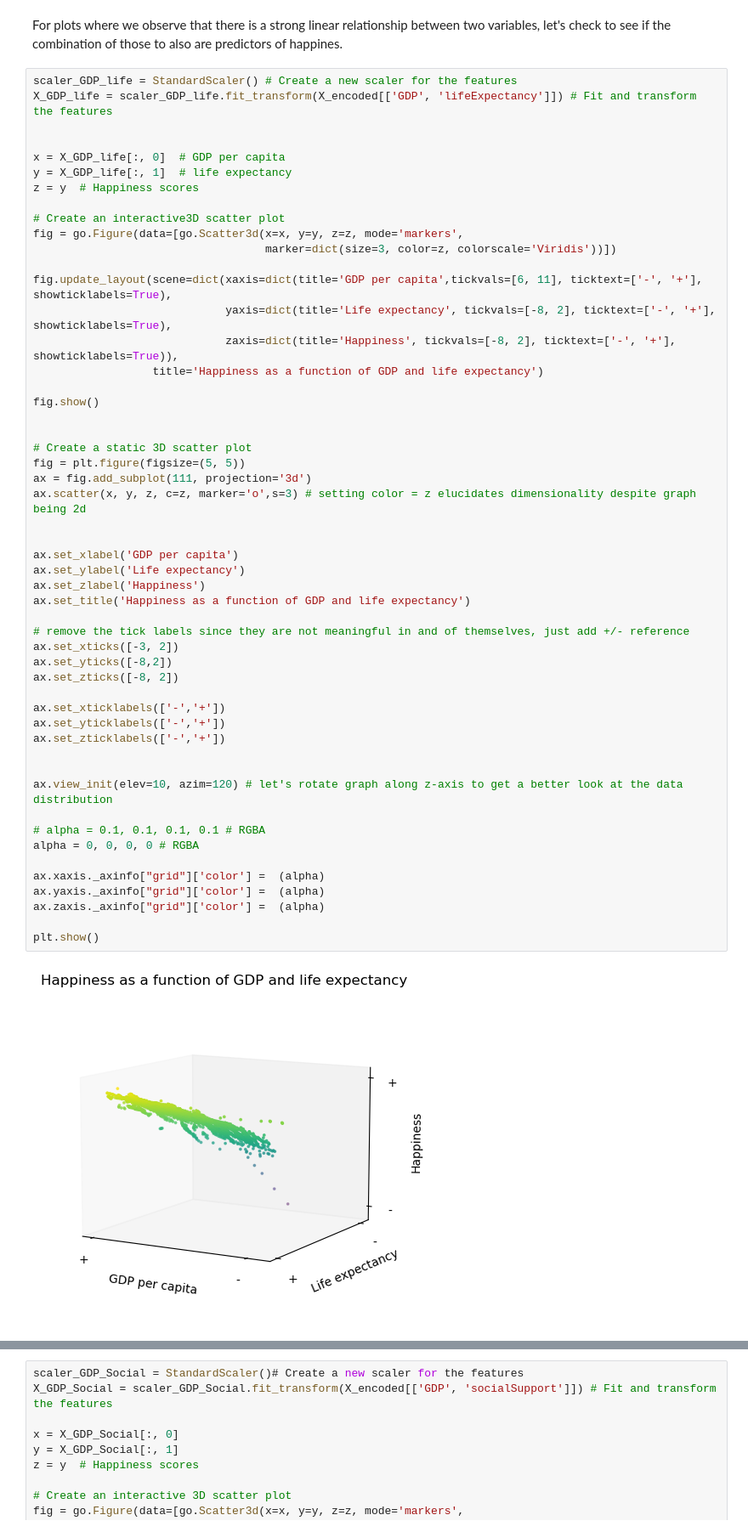
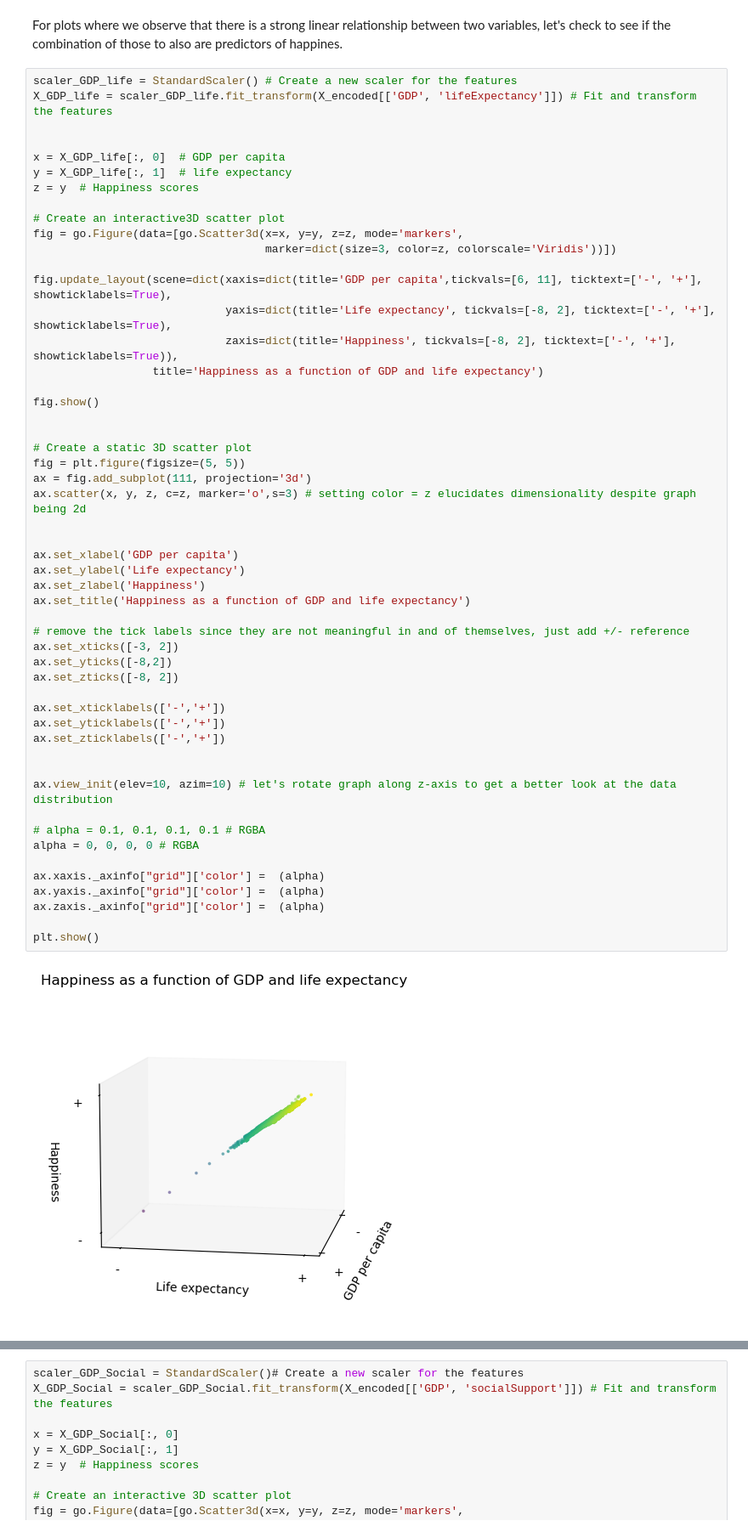
Before and after one commit to nooralteneiji/-Supervised-Machine-Learning-to-Explore-Data-From-The-World-Happiness-Report-, a Jupyter notebook: Notebook.ipynb, the cells around one changed output, grey strips where cells are left out. Shown at 85% size. Cells and saved outputs as stored; diff of their text form.

```diff
--- a/Notebook.ipynb
+++ b/Notebook.ipynb
@@ -1352,32 +1352,32 @@ fig.show()
 fig = plt.figure(figsize=(5, 5))
 ax = fig.add_subplot(111, projection='3d')
 ax.scatter(x, y, z, c=z, marker='o',s=3) # setting color = z elucidates dimensionality despite graph being 2d
 
 
 ax.set_xlabel('GDP per capita')
 ax.set_ylabel('Life expectancy')
 ax.set_zlabel('Happiness')
 ax.set_title('Happiness as a function of GDP and life expectancy')
 
 # remove the tick labels since they are not meaningful in and of themselves, just add +/- reference
 ax.set_xticks([-3, 2])
 ax.set_yticks([-8,2])
 ax.set_zticks([-8, 2])
 
 ax.set_xticklabels(['-','+'])
 ax.set_yticklabels(['-','+'])
 ax.set_zticklabels(['-','+'])
 
 
-ax.view_init(elev=10, azim=120) # let's rotate graph along z-axis to get a better look at the data distribution
+ax.view_init(elev=10, azim=10) # let's rotate graph along z-axis to get a better look at the data distribution
 
 # alpha = 0.1, 0.1, 0.1, 0.1 # RGBA
 alpha = 0, 0, 0, 0 # RGBA
 
 ax.xaxis._axinfo["grid"]['color'] =  (alpha)
 ax.yaxis._axinfo["grid"]['color'] =  (alpha)
 ax.zaxis._axinfo["grid"]['color'] =  (alpha)
 
 plt.show()
 # %% [output]
-[figure, old version]
+[figure, new version]
```
Also changed, not shown: parts of 4 cells of this notebook.
